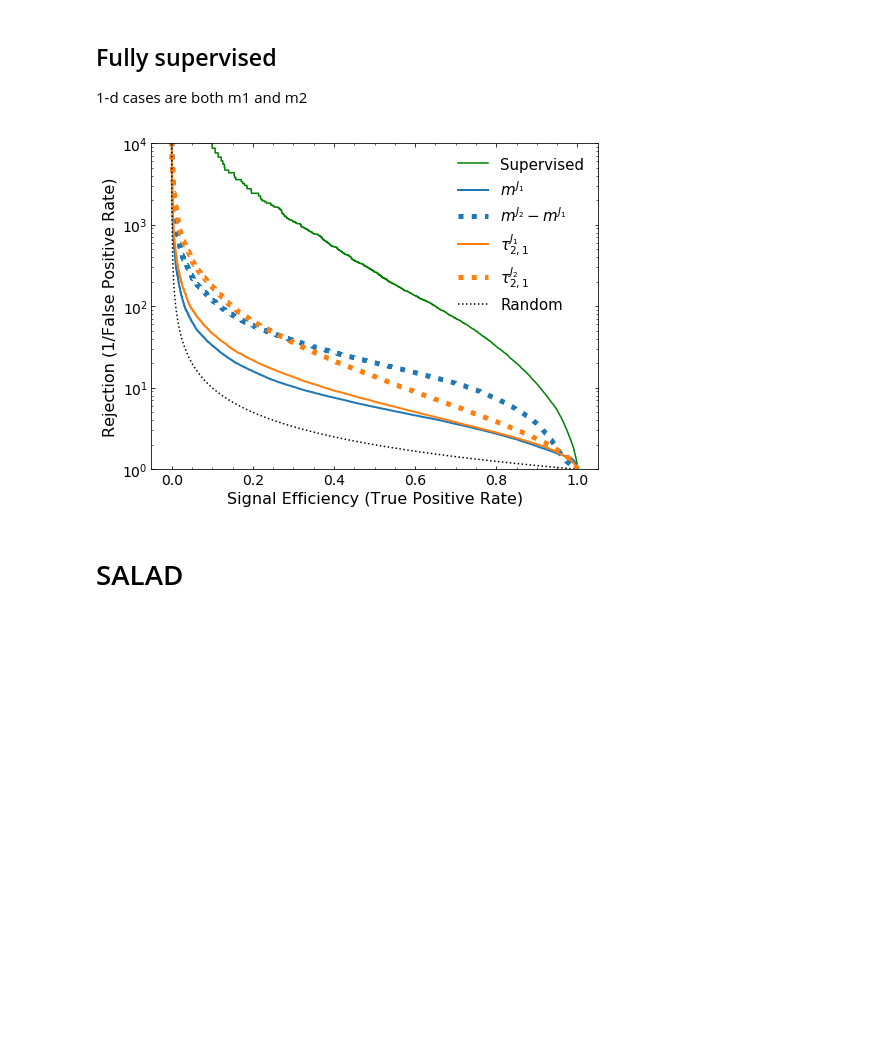
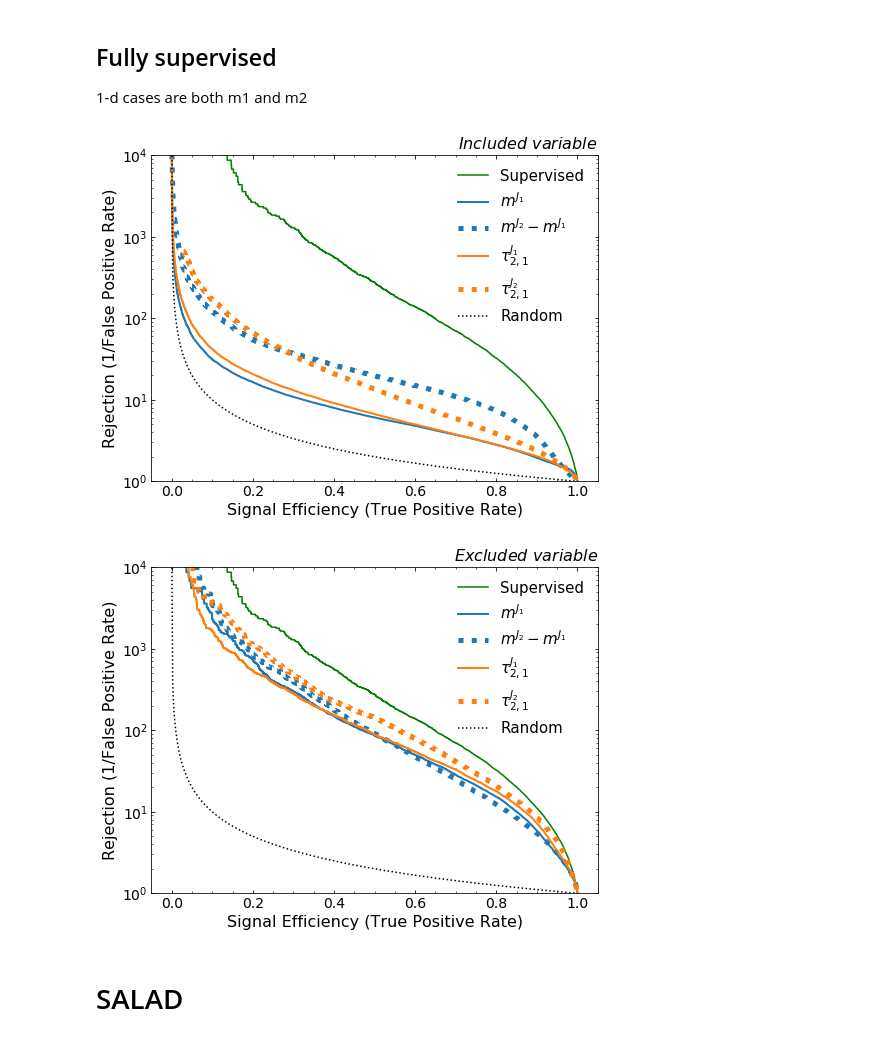
Before and after one commit to bnachman/DCTRHunting, a Jupyter notebook: CWoLaSimulationAssistedDecorrelationCorrelated_deltaMj_extraCorr.ipynb, the cells around one changed output. Drawn from its saved outputs; the diff is of its cells as text; code cells hidden in the pictures; blank space fills up the shorter version.

Commit message:
add supervised case

```diff
--- a/CWoLaSimulationAssistedDecorrelationCorrelated_deltaMj_extraCorr.ipynb
+++ b/CWoLaSimulationAssistedDecorrelationCorrelated_deltaMj_extraCorr.ipynb
@@ -218,34 +242,67 @@ for i in tqdm.tqdm(range(4)):
 # Plot with banding
 fig = plt.figure(figsize=(8, 6))
 gs = gridspec.GridSpec(1, 1, height_ratios=[1])
 ax0 = plt.subplot(gs[0])
 ax0.yaxis.set_ticks_position('both')
 ax0.xaxis.set_ticks_position('both')
 ax0.tick_params(direction="in",which="both")
 ax0.minorticks_on()
 plt.xticks(fontsize=14)
 plt.yticks(fontsize=14)
 
 plt.yscale("log")
 plt.ylim([1,1e4])
 
 plt.plot(tpr_sup,1./fpr_sup,label="Supervised",color='green')
 
 colors = ['tab:blue', 'tab:blue', 'tab:orange', 'tab:orange']
 lss = ['-', ':', '-', ':']
 lww = [2, 5, 2, 5]
 for i,(label,(tpr,fpr)) in enumerate(zip(column_labels[1:], tpr_fpr_sup_1d)):
 
     plt.plot(tpr,1./fpr,label=label, ls=lss[i], color=colors[i], linewidth=lww[i]) #color='green',ls=":",linewidth=5)
 plt.plot(tpr_sup,1./tpr_sup,color="black",ls=":",label="Random")
 
 plt.xlabel(r'Signal Efficiency (True Positive Rate)',fontsize=16)
 plt.ylabel(r"Rejection (1/False Positive Rate)",fontsize=16)
 plt.legend(frameon=False,fontsize=15,loc="upper right")
+plt.title('$Included~variable$', loc='right', fontsize=16)
 plt.savefig('plots/lhco/supervised_deltamj_extracorr.pdf', bbox_inches='tight')
 plt.savefig('plots/lhco/supervised_deltamj_extracorr.png', bbox_inches='tight')
+plt.show()
+# Plot with banding
+fig = plt.figure(figsize=(8, 6))
+gs = gridspec.GridSpec(1, 1, height_ratios=[1])
+ax0 = plt.subplot(gs[0])
+ax0.yaxis.set_ticks_position('both')
+ax0.xaxis.set_ticks_position('both')
+ax0.tick_params(direction="in",which="both")
+ax0.minorticks_on()
+plt.xticks(fontsize=14)
+plt.yticks(fontsize=14)
+
+plt.yscale("log")
+plt.ylim([1,1e4])
+
+plt.plot(tpr_sup,1./fpr_sup,label="Supervised",color='green')
+
+colors = ['tab:blue', 'tab:blue', 'tab:orange', 'tab:orange']
+lss = ['-', ':', '-', ':']
+lww = [2, 5, 2, 5]
+for i,(label,(tpr,fpr)) in enumerate(zip(column_labels[1:], tpr_fpr_sup_3d)):
+
+    plt.plot(tpr,1./fpr,label=label, ls=lss[i], color=colors[i], linewidth=lww[i]) #color='green',ls=":",linewidth=5)
+plt.plot(tpr_sup,1./tpr_sup,color="black",ls=":",label="Random")
+
+plt.xlabel(r'Signal Efficiency (True Positive Rate)',fontsize=16)
+plt.ylabel(r"Rejection (1/False Positive Rate)",fontsize=16)
+plt.legend(frameon=False,fontsize=15,loc="upper right")
+plt.title('$Excluded~variable$', fontsize=16, loc='right')
+plt.savefig('plots/lhco/supervised3d_deltamj_extracorr.pdf', bbox_inches='tight')
+plt.savefig('plots/lhco/supervised3d_deltamj_extracorr.png', bbox_inches='tight')
 # %% [output]
-[figure, old version]
+[figure, new version]
+[figure, added]
 # %% [markdown]
 # SALAD
 # %%
```
Also changed, not shown: parts of 1 cell of this notebook, 4 other files.
